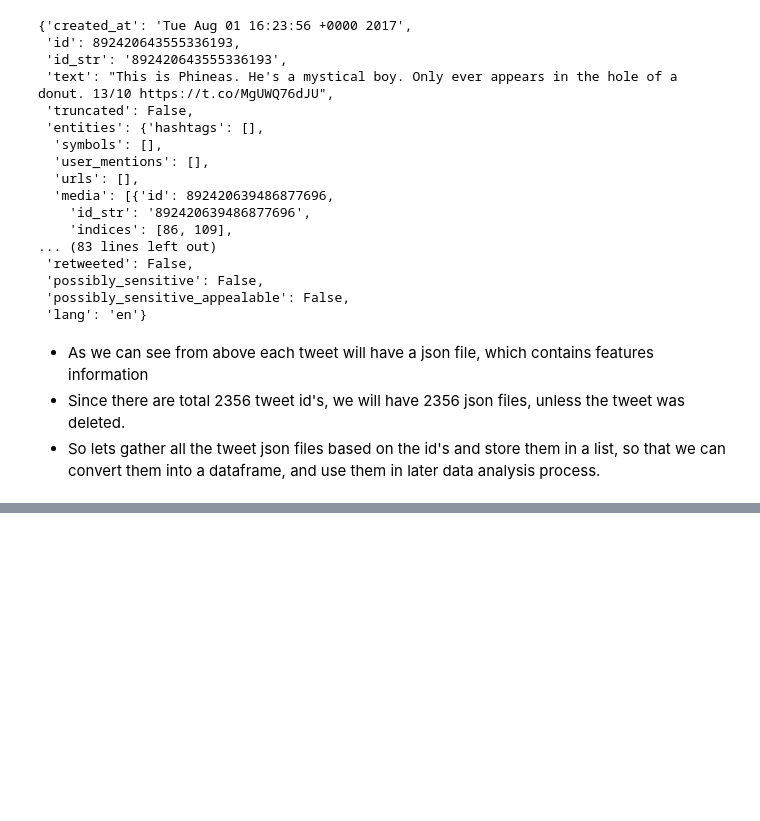
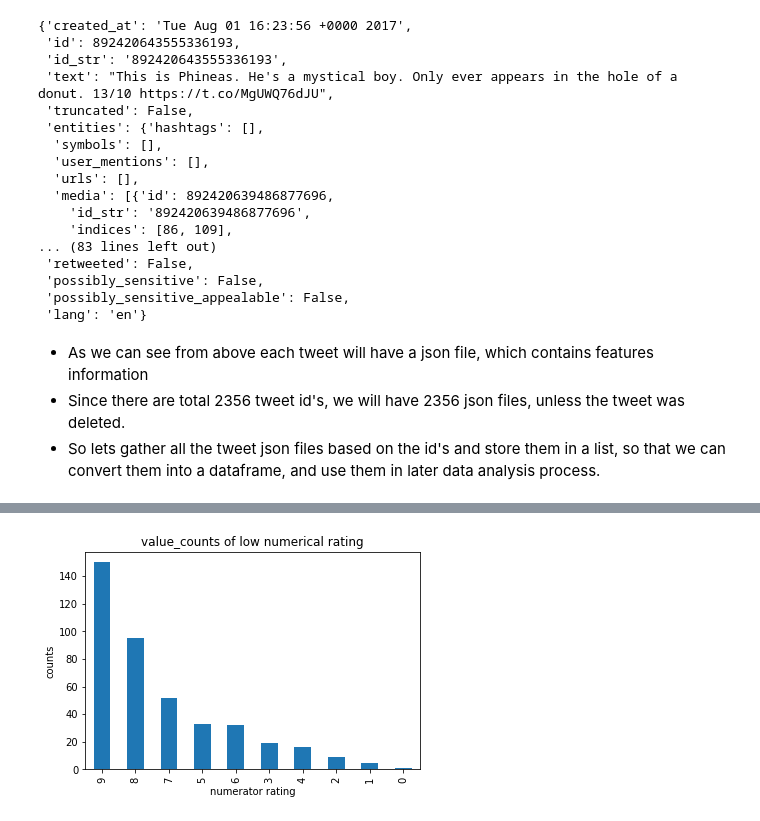
Before and after one commit to Kali-Dev/Data-Analyst-Projects, a Jupyter notebook: Project Data wrangling/wrangle_act.ipynb, the cells around one changed output, grey strips where cells are left out. Saved outputs shown, nothing was run; the diff lists cells and outputs as text; code cells hidden in the pictures; blank space fills up the shorter version.

```diff
--- a/Project Data wrangling/wrangle_act.ipynb
+++ b/Project Data wrangling/wrangle_act.ipynb
@@ -190,0 +1022,3 @@ tweet_features_df.head()
+# %%
+low_numer_df = model_df[model_df.rating_numerator < 10]
+low_numer_df.sample(5)
@@ -190,0 +1046,7 @@ tweet_features_df.head()
+# %%
+low_numer_df.rating_numerator.value_counts().plot(kind = 'bar');
+plt.xlabel("numerator rating")
+plt.ylabel("counts")
+plt.title("value_counts of low numerical rating");
+# %% [output]
+[figure, added]
```
Also changed, not shown: parts of 135 cells of this notebook.
